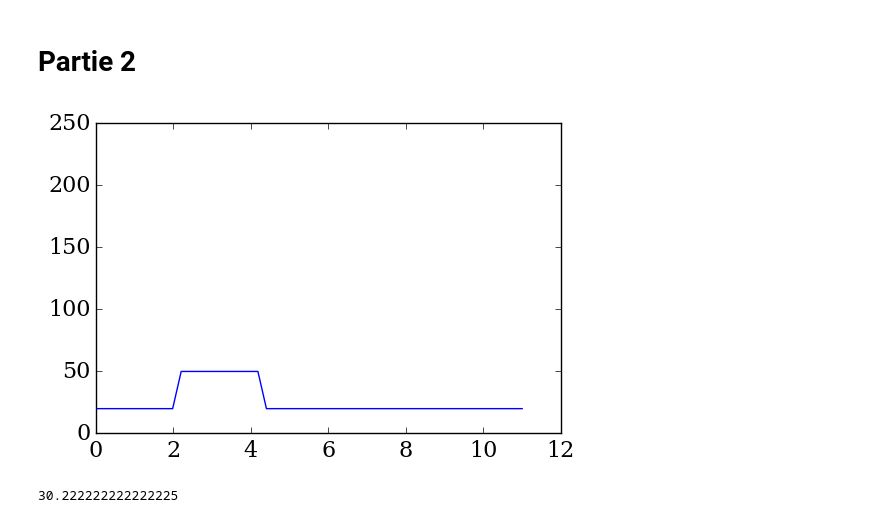
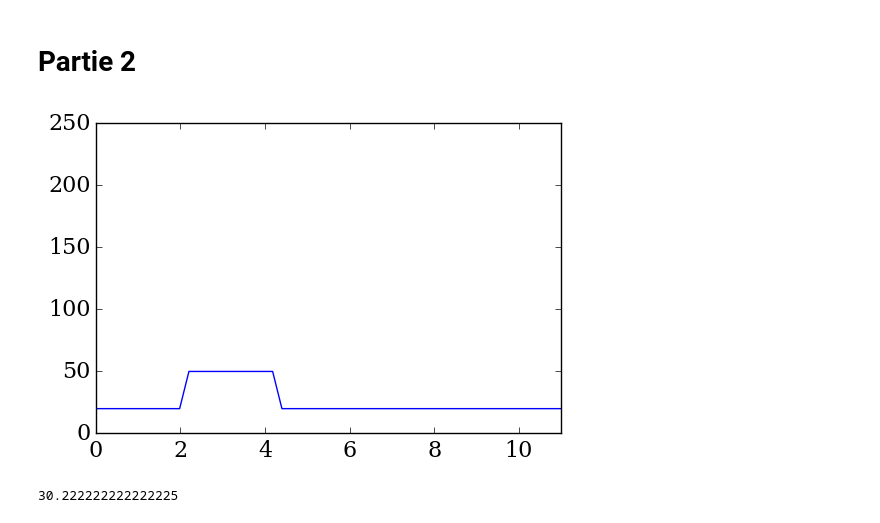
Before and after one commit to LusArt/Traffic_1, a Jupyter notebook: Traffic_1.ipynb, the cells around one changed output. Saved outputs shown, nothing was run; the diff lists cells and outputs as text; code cells hidden in the pictures.

```diff
--- a/Traffic_1.ipynb
+++ b/Traffic_1.ipynb
@@ -77,5 +81,6 @@ rho0[10:20] = 50
 # %%
 pyplot.plot(x, rho0, color='b', ls='-', lw=1)
 pyplot.ylim(0,250);
+pyplot.xlim(0,11);
 # %% [output]
-[figure, old version]
+[figure, new version]
```
Also changed, not shown: parts of 23 cells of this notebook.
